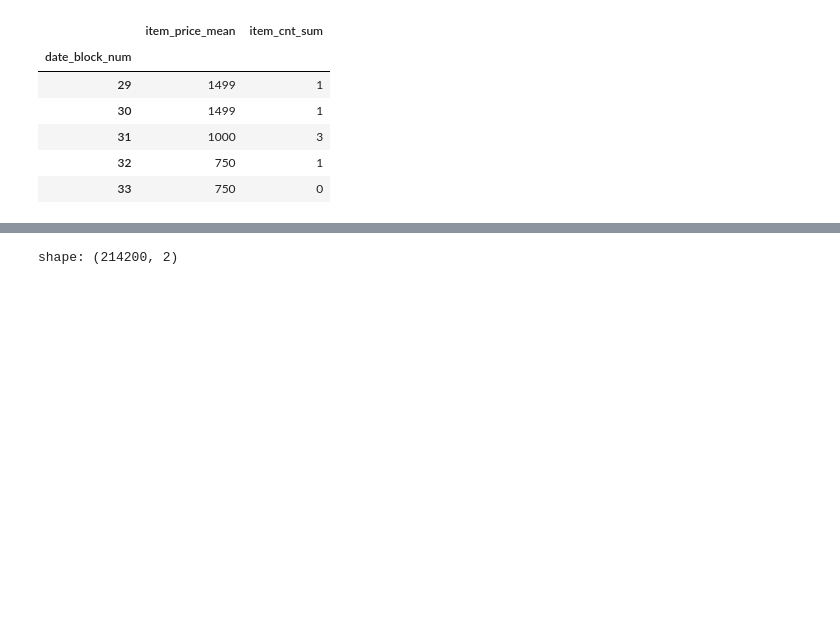
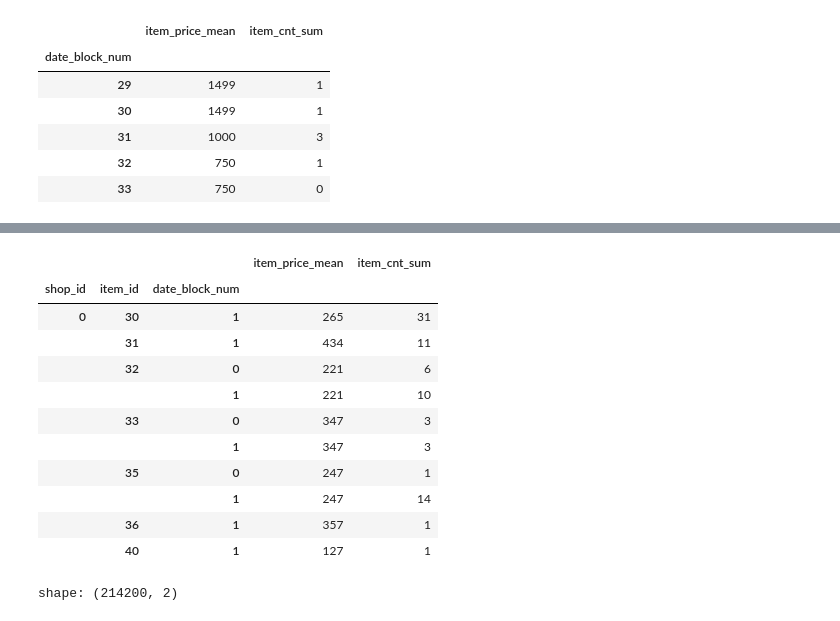
Before and after one commit to hjort/ai-labs, a Jupyter notebook: jupyter/sales-russia/42-Sales_Russia-Predictive_Model-Time_Series.ipynb, the cells around one changed output, grey strips where cells are left out. Drawn from its saved outputs; the diff is of its cells as text; code cells hidden in the pictures; blank space fills up the shorter version.

```diff
--- a/jupyter/sales-russia/42-Sales_Russia-Predictive_Model-Time_Series.ipynb
+++ b/jupyter/sales-russia/42-Sales_Russia-Predictive_Model-Time_Series.ipynb
@@ -235,3 +248,20 @@ array([1, 1, 1])
+# %%
+data = df_train.copy()
+# %%
+data.head(10)
+# %% [output]
+|  |  |  | item_price_mean | item_cnt_sum |
+| shop_id | item_id | date_block_num |  |  |
+| 0 | 30 | 1 | 265 | 31 |
+|  | 31 | 1 | 434 | 11 |
+|  | 32 | 0 | 221 | 6 |
+|  |  | 1 | 221 | 10 |
+|  | 33 | 0 | 347 | 3 |
+|  |  | 1 | 347 | 3 |
+|  | 35 | 0 | 247 | 1 |
+|  |  | 1 | 247 | 14 |
+|  | 36 | 1 | 357 | 1 |
+|  | 40 | 1 | 127 | 1 |
 # %%
 df_test = pd.read_csv(
     input_prefix + 'test.csv' + bzfile, #nrows=10000,
```
Also changed, not shown: parts of 19 cells of this notebook, 2 other files.
